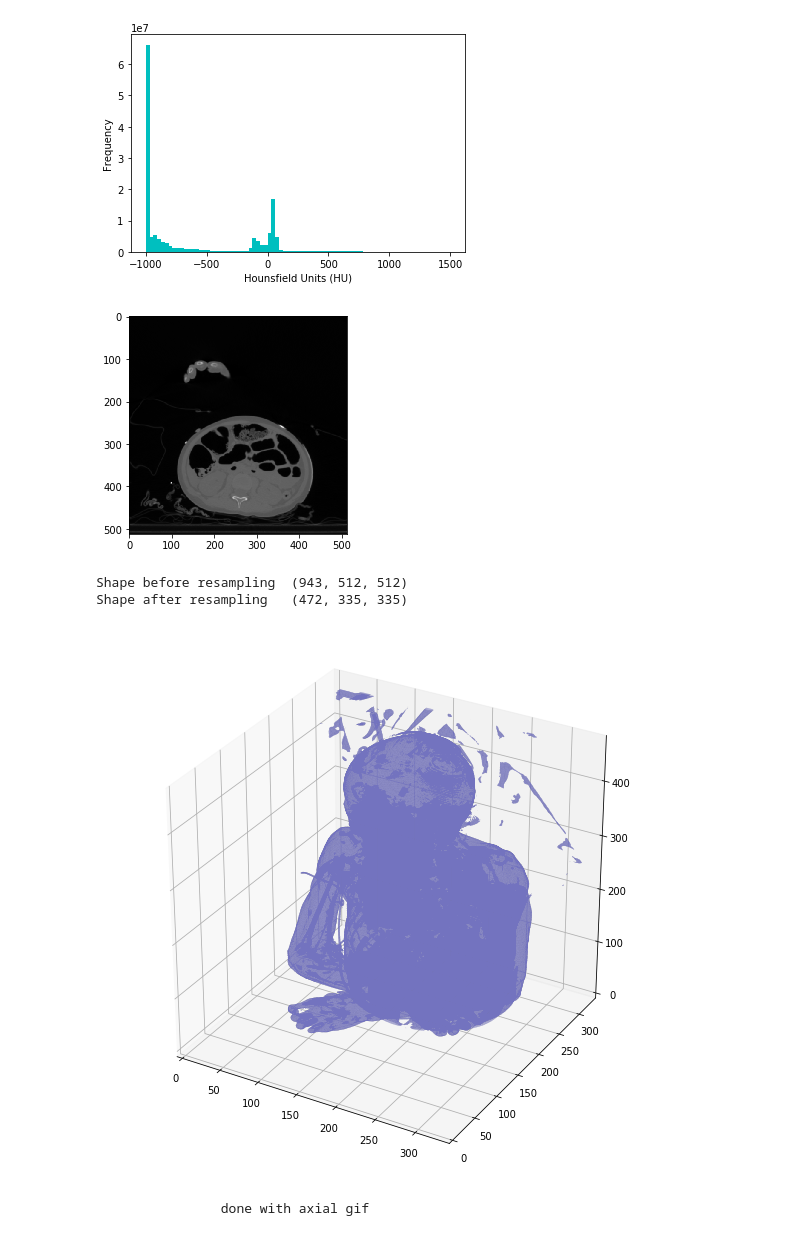
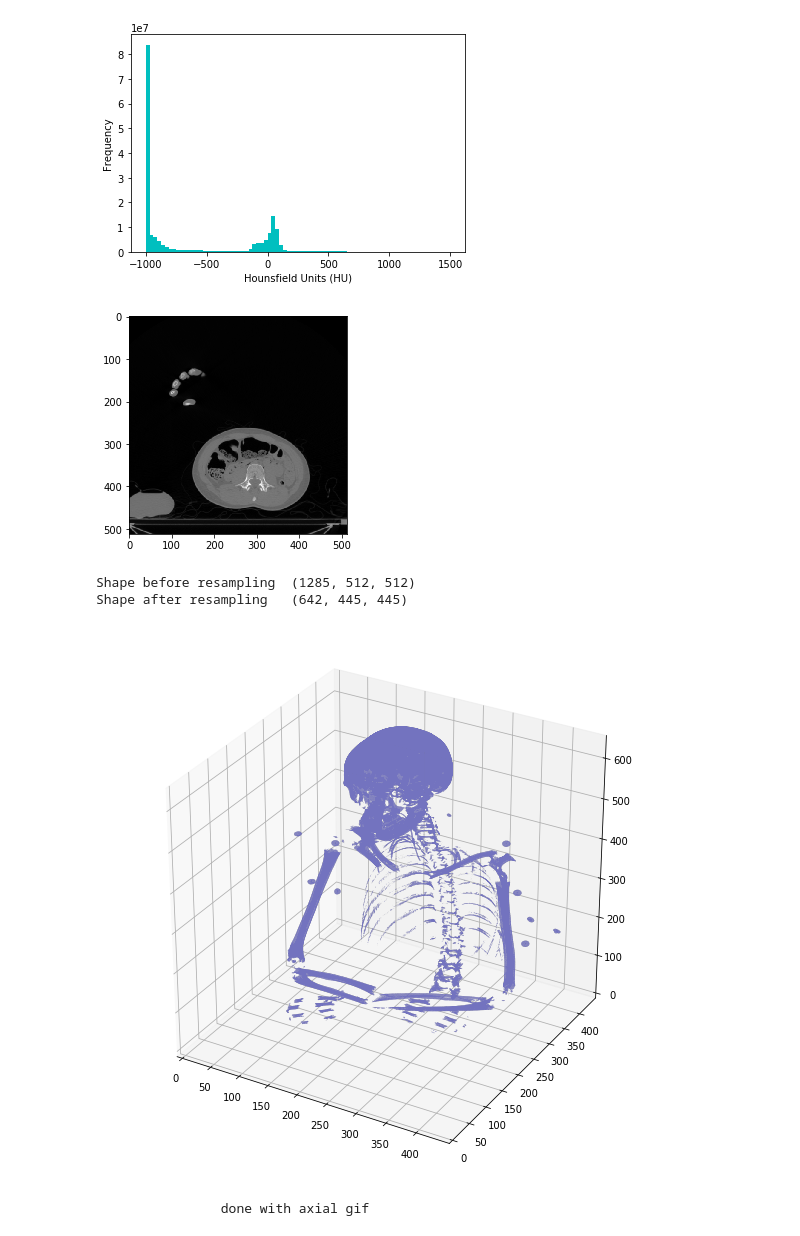
Before and after one commit to PlayWeird/utooth, a Jupyter notebook: preprocessing_dicom.ipynb, the cells around one changed output. Cells and saved outputs as stored; diff of their text form; code cells hidden in the pictures.

```diff
--- a/preprocessing_dicom.ipynb
+++ b/preprocessing_dicom.ipynb
@@ -55,7 +55,7 @@ def get_pixels_hu(slices):
     return np.array(image, dtype=np.int16)
 # %%
 
-first_patient = load_scan(INPUT_FOLDER + patients[0])
+first_patient = load_scan(INPUT_FOLDER + patients[1])
 first_patient_pixels = get_pixels_hu(first_patient)
 
 # Show histogram of Hounsfield density bins
@@ -68,8 +68,8 @@ plt.show()
 plt.imshow(first_patient_pixels[80], cmap=plt.cm.gray)
 plt.show()
 # %% [output]
-[figure, old version]
+[figure, new version]
-[figure, old version]
+[figure, new version]
 # %%
 def resample(image, scan, new_spacing=[1, 1, 1]):
     spacing = np.array([float(scan[0].SliceThickness)] + [float(x) for x in scan[0].PixelSpacing], dtype=np.float32)
@@ -87,8 +87,8 @@ pix_resampled, spacing = resample(first_patient_pixels, first_patient, [1, 1, 1]
 print("Shape before resampling\t", first_patient_pixels.shape)
 print("Shape after resampling\t", pix_resampled.shape)
 # %% [output]
-Shape before resampling  (943, 512, 512)
-Shape after resampling   (472, 335, 335)
+Shape before resampling  (1285, 512, 512)
+Shape after resampling   (642, 445, 445)
 # %%
 def plot_3d(image, threshold=0):
     # Position the scan upright,
@@ -114,11 +114,11 @@ def plot_3d(image, threshold=0):
 # %%
 # plot_3d(pix_resampled, 0)
 # plot_3d(pix_resampled, 500)
 # plot_3d(pix_resampled, 900)
 # plot_3d(pix_resampled, 1200)
-plot_3d(pix_resampled, 0)
+plot_3d(pix_resampled, 1000)
 # %% [output]
-[figure, old version]
+[figure, new version]
 # %%
 def make_gifs(ctvol, outprefix, chosen_views):
     """Save GIFs of the <ctvol> in the axial, sagittal, and coronal planes.
```
Also changed, not shown: parts of 4 cells of this notebook.
